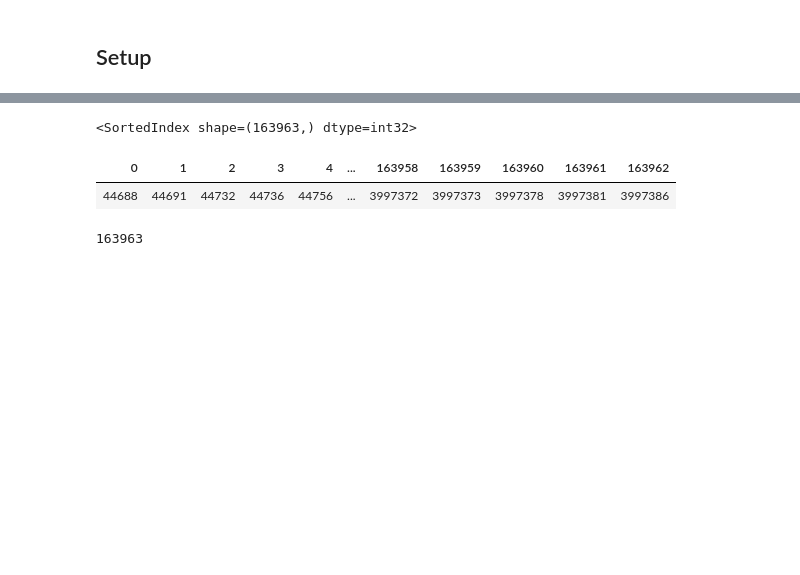
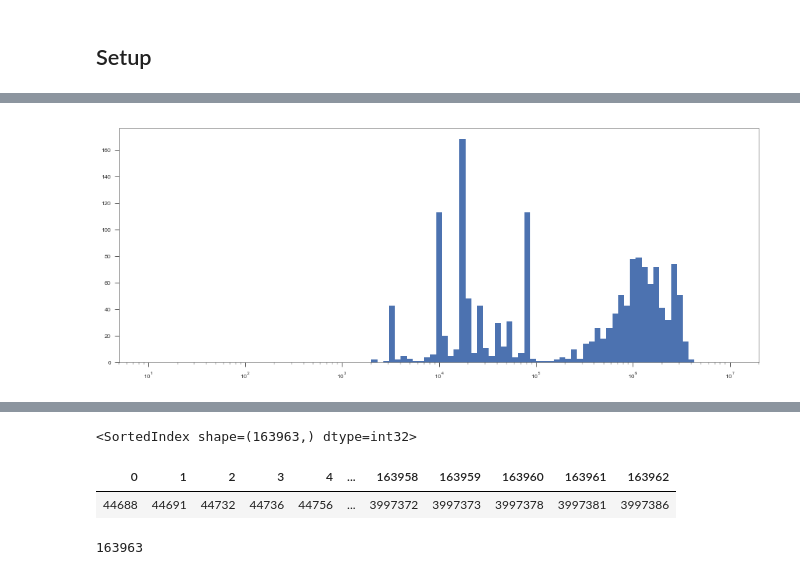
Before and after one commit to alimanfoo/agam-vgsc-report, a Jupyter notebook: notebooks/spike_local_genealogy.ipynb, the cells around one changed output, grey strips where cells are left out. Cells and saved outputs as stored; diff of their text form; code cells hidden in the pictures; blank space fills up the shorter version.

```diff
--- a/notebooks/spike_local_genealogy.ipynb
+++ b/notebooks/spike_local_genealogy.ipynb
@@ -15,0 +91,13 @@ ImportError: No module named 'hapclust'
+# %%
+plt.figure(figsize=(16, 6))
+l = breaks_l.copy()
+l[l < 0] = 0
+r = breaks_r.copy()
+r[r < 0] = haps_phased_region.n_variants - 1
+lp = np.asarray(pos_phased_region)[l]
+rp = np.asarray(pos_phased_region)[r]
+d = rp - lp
+plt.hist(d, bins=np.logspace(1, 7, 100))
+plt.xscale('log');
+# %% [output]
+[figure, added]
```
Also changed, not shown: parts of 36 cells of this notebook, 1 other file.
